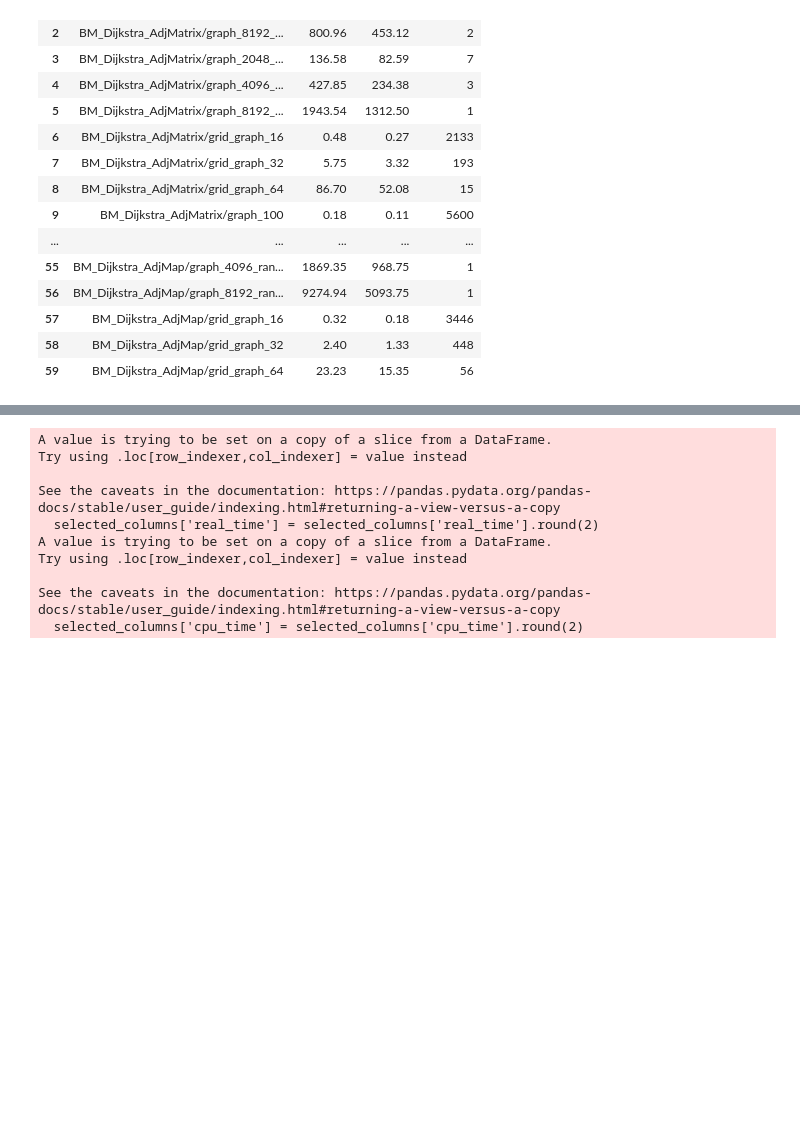
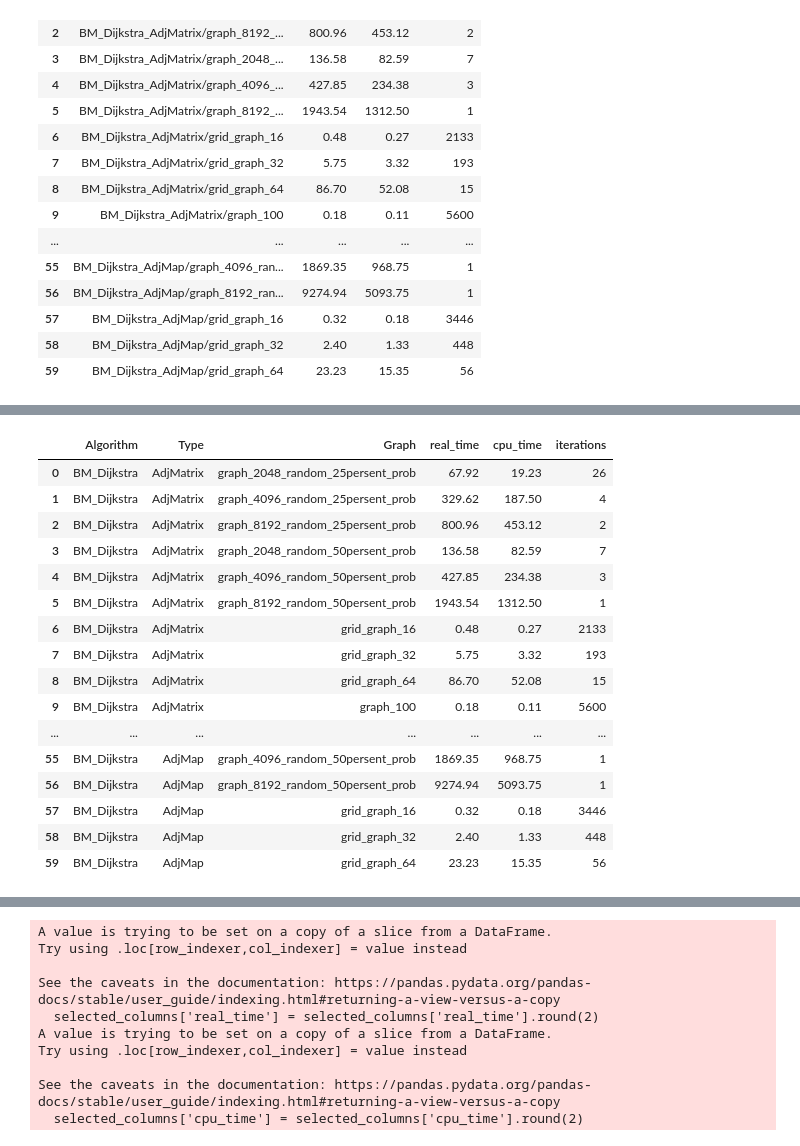
Before and after one commit to DimaOshchepkov/ShortestPathInGraph, a Jupyter notebook: to_table.ipynb, the cells around one changed output, grey strips where cells are left out. Cells and saved outputs as stored; diff of their text form; code cells hidden in the pictures; blank space fills up the shorter version.

```diff
--- a/to_table.ipynb
+++ b/to_table.ipynb
@@ -77,0 +75,7 @@ selected_columns.to_excel('output_bool.xlsx', index=False)
+# %%
+tmp = selected_columns.copy()
+split_data = selected_columns['name'].str.split('/', expand=True)
+tmp.drop(columns='name', inplace=True)
+tmp.insert(0, 'Algorithm', split_data[0])
+tmp.insert(1, 'Graph', split_data[1])
+tmp
@@ -77,0 +100,24 @@ selected_columns.to_excel('output_bool.xlsx', index=False)
+# %%
+split_data = tmp['Algorithm'].str.rsplit('_', n=1, expand=True)
+tmp.drop(columns='Algorithm', inplace=True)
+tmp.insert(0, 'Algorithm', split_data[0])
+tmp.insert(1, 'Type', split_data[1])
+tmp
+# %% [output]
+|  | Algorithm | Type | Graph | real_time | cpu_time | iterations |
+| 0 | BM_Dijkstra | AdjMatrix | graph_2048_random_25persent_prob | 67.92 | 19.23 | 26 |
+| 1 | BM_Dijkstra | AdjMatrix | graph_4096_random_25persent_prob | 329.62 | 187.50 | 4 |
+| 2 | BM_Dijkstra | AdjMatrix | graph_8192_random_25persent_prob | 800.96 | 453.12 | 2 |
+| 3 | BM_Dijkstra | AdjMatrix | graph_2048_random_50persent_prob | 136.58 | 82.59 | 7 |
+| 4 | BM_Dijkstra | AdjMatrix | graph_4096_random_50persent_prob | 427.85 | 234.38 | 3 |
+| 5 | BM_Dijkstra | AdjMatrix | graph_8192_random_50persent_prob | 1943.54 | 1312.50 | 1 |
+| 6 | BM_Dijkstra | AdjMatrix | grid_graph_16 | 0.48 | 0.27 | 2133 |
+| 7 | BM_Dijkstra | AdjMatrix | grid_graph_32 | 5.75 | 3.32 | 193 |
+| 8 | BM_Dijkstra | AdjMatrix | grid_graph_64 | 86.70 | 52.08 | 15 |
+| 9 | BM_Dijkstra | AdjMatrix | graph_100 | 0.18 | 0.11 | 5600 |
+| ... | ... | ... | ... | ... | ... | ... |
+| 55 | BM_Dijkstra | AdjMap | graph_4096_random_50persent_prob | 1869.35 | 968.75 | 1 |
+| 56 | BM_Dijkstra | AdjMap | graph_8192_random_50persent_prob | 9274.94 | 5093.75 | 1 |
+| 57 | BM_Dijkstra | AdjMap | grid_graph_16 | 0.32 | 0.18 | 3446 |
+| 58 | BM_Dijkstra | AdjMap | grid_graph_32 | 2.40 | 1.33 | 448 |
+| 59 | BM_Dijkstra | AdjMap | grid_graph_64 | 23.23 | 15.35 | 56 |
```
Also changed, not shown: parts of 7 cells of this notebook, 12 other files.
